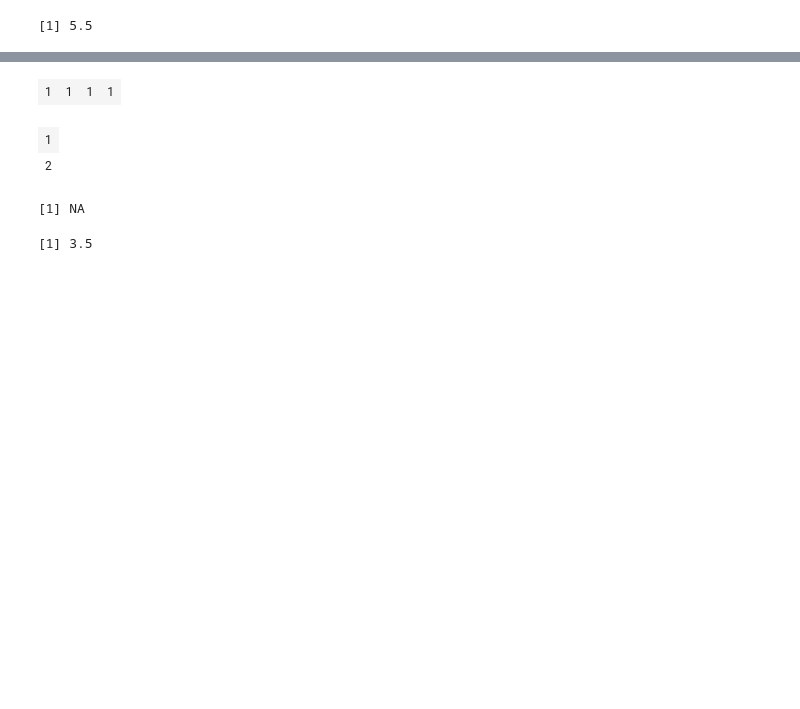
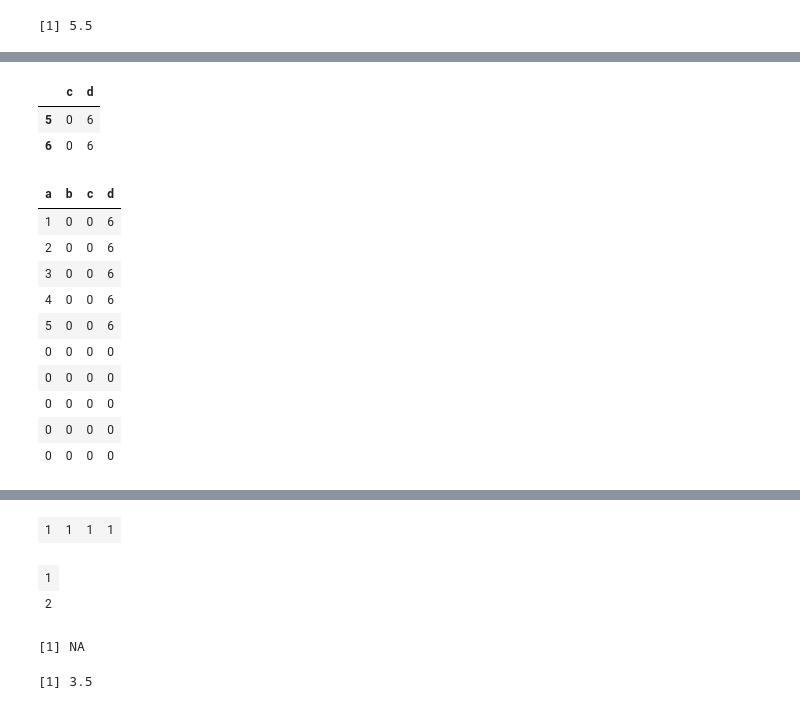
Before and after one commit to Hodapp87/cincyfp_presentation_R_2016_12, a Jupyter notebook: CincyFP_Letters_example.ipynb, the cells around one changed output, grey strips where cells are left out. Saved outputs shown, nothing was run; the diff lists cells and outputs as text; code cells hidden in the pictures; blank space fills up the shorter version.

```diff
--- a/CincyFP_Letters_example.ipynb
+++ b/CincyFP_Letters_example.ipynb
@@ -84,0 +119,22 @@ b
+# %%
+df[c(5,6), c("c", "d")]
+# %% [output]
+|  | c | d |
+| 5 | 0 | 6 |
+| 6 | 0 | 6 |
+# %%
+df[df$a > 5,] = 0
+# %%
+df
+# %% [output]
+| a | b | c | d |
+| 1 | 0 | 0 | 6 |
+| 2 | 0 | 0 | 6 |
+| 3 | 0 | 0 | 6 |
+| 4 | 0 | 0 | 6 |
+| 5 | 0 | 0 | 6 |
+| 0 | 0 | 0 | 0 |
+| 0 | 0 | 0 | 0 |
+| 0 | 0 | 0 | 0 |
+| 0 | 0 | 0 | 0 |
+| 0 | 0 | 0 | 0 |
```
Also changed, not shown: parts of 13 cells of this notebook, 2 other files.
